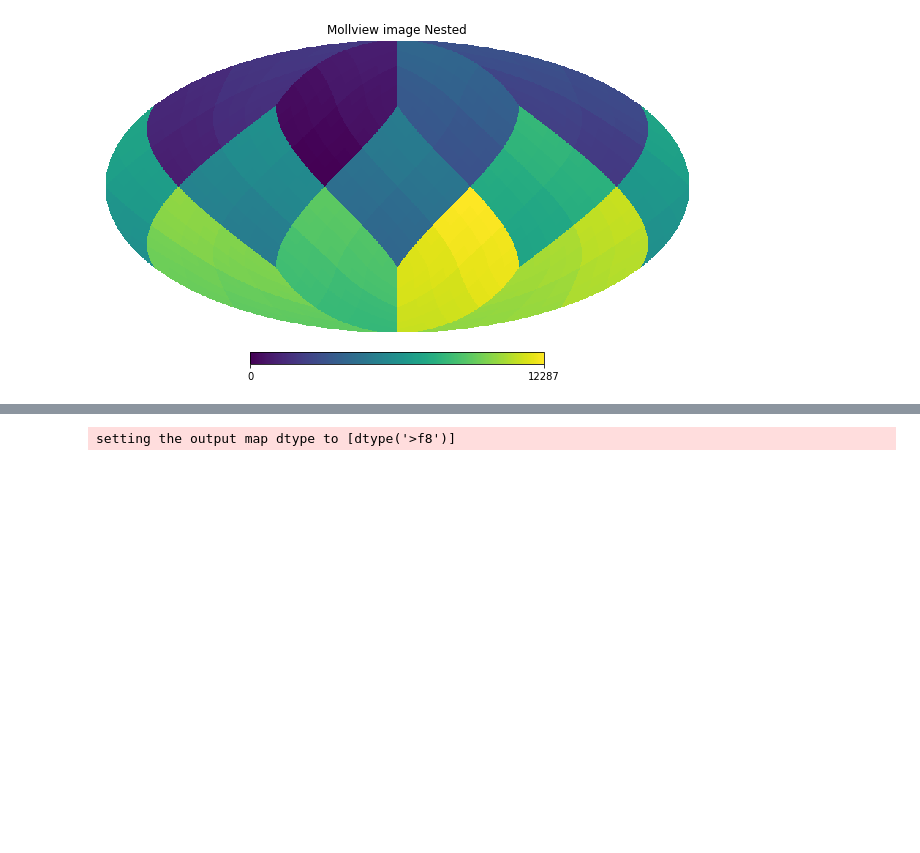
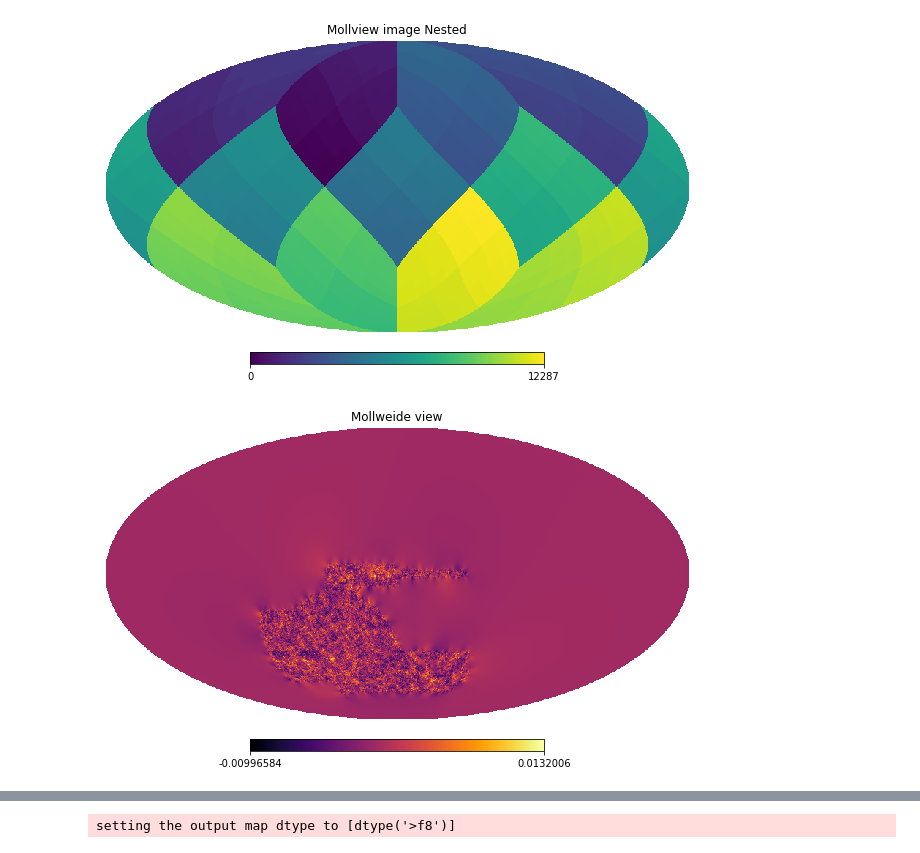
Before and after one commit to 10slindsay/UCL_Summer_Research, a Jupyter notebook: HealpyData.ipynb, the cells around one changed output, grey strips where cells are left out. Drawn from its saved outputs; the diff is of its cells as text; code cells hidden in the pictures; blank space fills up the shorter version.

```diff
--- a/HealpyData.ipynb
+++ b/HealpyData.ipynb
@@ -80,3 +83,9 @@ hp.mollview(m, nest=True, title="Mollview image Nested")
 wmap_map_I = hp.read_map("DESY3_wiener_filter_kappa.fits")
 
 #retrieves the WMAP data into current directory
+# %%
+wiener_kappa = fits.open('DESY3_wiener_filter_kappa.fits')[1].data['WF_E_noise']
+# %%
+hp.mollview(wiener_kappa, cmap="inferno")
+# %% [output]
+[figure, added]
```
Also changed, not shown: parts of 8 cells of this notebook, 1 other file.
